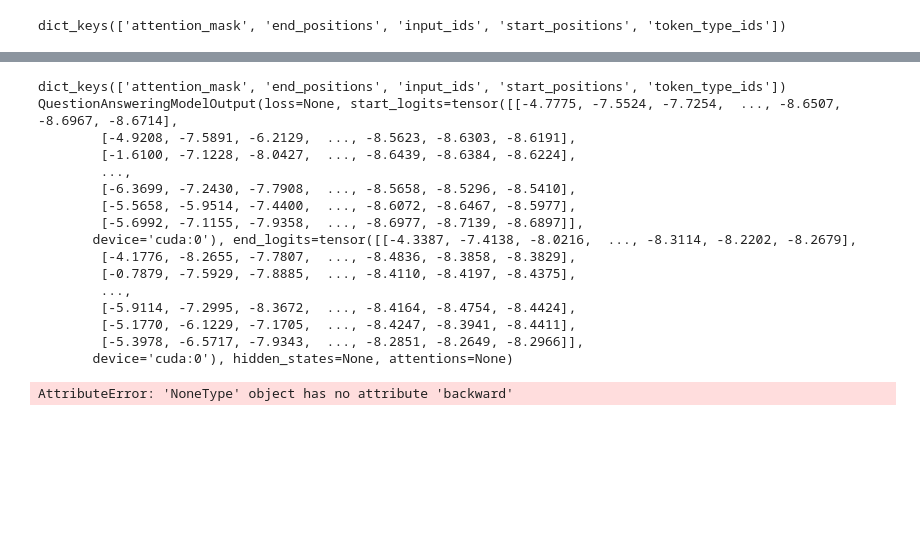
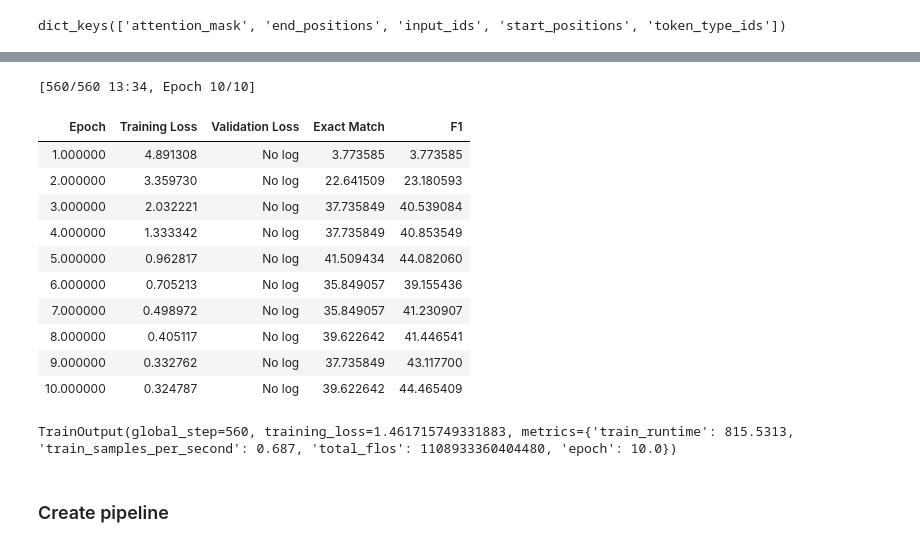
Before and after one commit to lewtun/transformerlab, a Jupyter notebook: 01_knowledge-distillation.ipynb, the cells around one changed output, grey strips where cells are left out. Drawn from its saved outputs; the diff is of its cells as text; code cells hidden in the pictures; blank space fills up the shorter version.

Commit message:
Refactor QA trainer to work for teacher and student

```diff
--- a/01_knowledge-distillation.ipynb
+++ b/01_knowledge-distillation.ipynb
@@ -712,0 +912,3 @@ outputs_tea = teacher(input_ids=inputs["input_ids"].to(device),
+# %%
+valid_enc = squad['validation'].map(prepare_validation_features, fn_kwargs=fn_kwargs, batched=True, remove_columns=squad["validation"].column_names)
+valid_enc
@@ -712,0 +1223,29 @@ outputs_tea = teacher(input_ids=inputs["input_ids"].to(device),
+# %%
+teacher_model = AutoModelForQuestionAnswering.from_pretrained(teacher_model_name)
+batch_size = 8
+
+frac_of_samples = 0.005
+train_ds = train_enc.select(range(int(frac_of_samples * train_enc.num_rows)))
+eval_ds = valid_enc.select(range(int(frac_of_samples * valid_enc.num_rows)))
+eval_raw_ds = squad["validation"].select(range(math.ceil(frac_of_samples * squad["validation"].num_rows)))
+
+assert eval_ds.num_rows == eval_raw_ds.num_rows
+
+print(f"Number of training examples: {train_ds.num_rows}")
+print(f"Number of validation examples: {eval_ds.num_rows}")
+print(f"Number of raw validation examples: {eval_raw_ds.num_rows}")
+
+logging_steps = len(train_ds) // batch_size
+
+teacher_args = QuestionAnsweringTrainingArguments(
+    f"checkpoints",
+    evaluation_strategy = "epoch",
+    learning_rate=2e-5,
+    per_device_train_batch_size=batch_size,
+    per_device_eval_batch_size=batch_size,
+    num_train_epochs=10,
+    weight_decay=0.01,
+    logging_steps=logging_steps
+)
+
+data_collator = default_data_collator
@@ -712,0 +1261,11 @@ outputs_tea = teacher(input_ids=inputs["input_ids"].to(device),
+# %%
+teacher_trainer = QuestionAnsweringTrainer(
+    model=teacher_model,
+    args=teacher_args,
+    train_dataset=train_ds,
+    eval_dataset=eval_ds,
+    eval_examples=eval_raw_ds,
+    tokenizer=teacher_tokenizer,
+    data_collator=data_collator,
+    compute_metrics=compute_metrics
+)
@@ -713,20 +1277,18 @@ outputs_tea = teacher(input_ids=inputs["input_ids"].to(device),
 # %%
-distil_trainer.train()
+teacher_trainer.train()
 # %% [output]
-dict_keys(['attention_mask', 'end_positions', 'input_ids', 'start_positions', 'token_type_ids'])
-QuestionAnsweringModelOutput(loss=None, start_logits=tensor([[-4.7775, -7.5524, -7.7254,  ..., -8.6507, -8.6967, -8.6714],
-        [-4.9208, -7.5891, -6.2129,  ..., -8.5623, -8.6303, -8.6191],
-        [-1.6100, -7.1228, -8.0427,  ..., -8.6439, -8.6384, -8.6224],
-        ...,
-        [-6.3699, -7.2430, -7.7908,  ..., -8.5658, -8.5296, -8.5410],
-        [-5.5658, -5.9514, -7.4400,  ..., -8.6072, -8.6467, -8.5977],
-        [-5.6992, -7.1155, -7.9358,  ..., -8.6977, -8.7139, -8.6897]],
-       device='cuda:0'), end_logits=tensor([[-4.3387, -7.4138, -8.0216,  ..., -8.3114, -8.2202, -8.2679],
-        [-4.1776, -8.2655, -7.7807,  ..., -8.4836, -8.3858, -8.3829],
-        [-0.7879, -7.5929, -7.8885,  ..., -8.4110, -8.4197, -8.4375],
-        ...,
-        [-5.9114, -7.2995, -8.3672,  ..., -8.4164, -8.4754, -8.4424],
-        [-5.1770, -6.1229, -7.1705,  ..., -8.4247, -8.3941, -8.4411],
-        [-5.3978, -6.5717, -7.9343,  ..., -8.2851, -8.2649, -8.2966]],
-       device='cuda:0'), hidden_states=None, attentions=None)
+[560/560 13:34, Epoch 10/10]
+| Epoch | Training Loss | Validation Loss | Exact Match | F1 |
+| 1.000000 | 4.891308 | No log | 3.773585 | 3.773585 |
+| 2.000000 | 3.359730 | No log | 22.641509 | 23.180593 |
+| 3.000000 | 2.032221 | No log | 37.735849 | 40.539084 |
+| 4.000000 | 1.333342 | No log | 37.735849 | 40.853549 |
+| 5.000000 | 0.962817 | No log | 41.509434 | 44.082060 |
+| 6.000000 | 0.705213 | No log | 35.849057 | 39.155436 |
+| 7.000000 | 0.498972 | No log | 35.849057 | 41.230907 |
+| 8.000000 | 0.405117 | No log | 39.622642 | 41.446541 |
+| 9.000000 | 0.332762 | No log | 37.735849 | 43.117700 |
+| 10.000000 | 0.324787 | No log | 39.622642 | 44.465409 |
-AttributeError: 'NoneType' object has no attribute 'backward'
+TrainOutput(global_step=560, training_loss=1.461715749331883, metrics={'train_runtime': 815.5313, 'train_samples_per_second': 0.687, 'total_flos': 1108933360404480, 'epoch': 10.0})
+# %% [markdown]
+### Create pipeline
```
Also changed, not shown: parts of 52 cells of this notebook.
